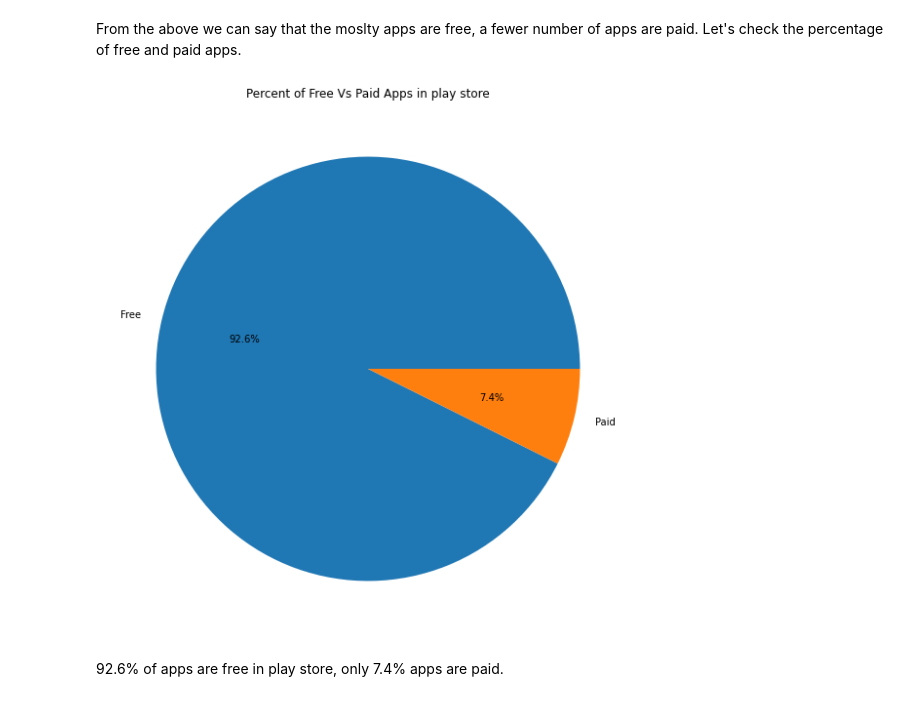
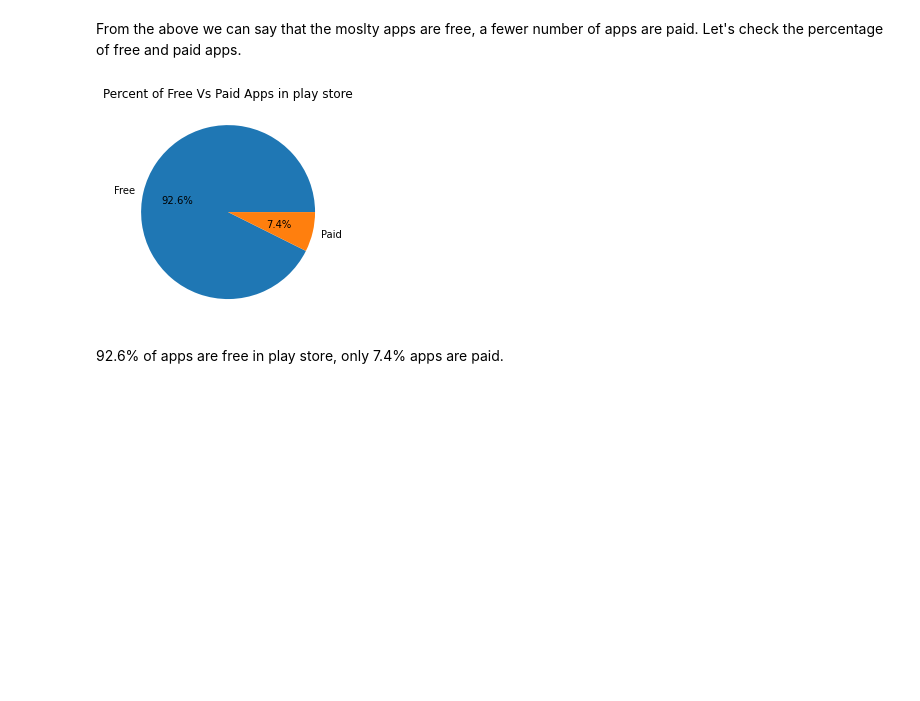
Before and after one commit to abhilasha8/play_store_app_review_analysis, a Jupyter notebook: Play_Store_App_Review_Analysis_Capstone_Project.ipynb, the cells around one changed output. Saved outputs shown, nothing was run; the diff lists cells and outputs as text; code cells hidden in the pictures; blank space fills up the shorter version.

```diff
--- a/Play_Store_App_Review_Analysis_Capstone_Project.ipynb
+++ b/Play_Store_App_Review_Analysis_Capstone_Project.ipynb
@@ -322,0 +357,4 @@ memory usage: 812.0+ KB
+# %%
+# add new columns log_installs and log_review which contain the logarithmic value of number of installs and number of review.
+ps_df['log_installs'] = np.log2(ps_df['Installs'])
+ps_df['log_review'] = np.log2(ps_df['Reviews'])
@@ -370,7 +418,7 @@ category_count_df = ps_df.Category.value_counts()
 # %%
 # plot the no of apps in all categories
 category_count_df.plot(kind='bar')
-plt.rcParams['figure.figsize'] = (15, 5)
+#plt.rcParams['figure.figsize'] = (15, 5)
 plt.title('Category wise number of apps in Play Store')
 plt.ylabel('Number of Apps')
 plt.xlabel('Category')
@@ -564,12 +612,12 @@ Name: Type, dtype: int64
 From the above we can say that the moslty apps are free, a fewer number of apps are paid. Let's check the percentage of free and paid apps.
 # %%
 # Plot the pie chart of the percentage
-plt.figure(figsize=(10,10))
+#plt.figure(figsize=(10,10))
 plt.pie(ps_df.Type.value_counts(), labels=['Free', 'Paid'], autopct='%1.1f%%')
 plt.title('Percent of Free Vs Paid Apps in play store')
 plt.show()
 # %% [output]
-[figure, old version]
+[figure, new version]
 # %% [markdown]
 92.6% of apps are free in play store, only 7.4% apps are paid.
 # %% [markdown]
```
Also changed, not shown: parts of 13 cells of this notebook.
